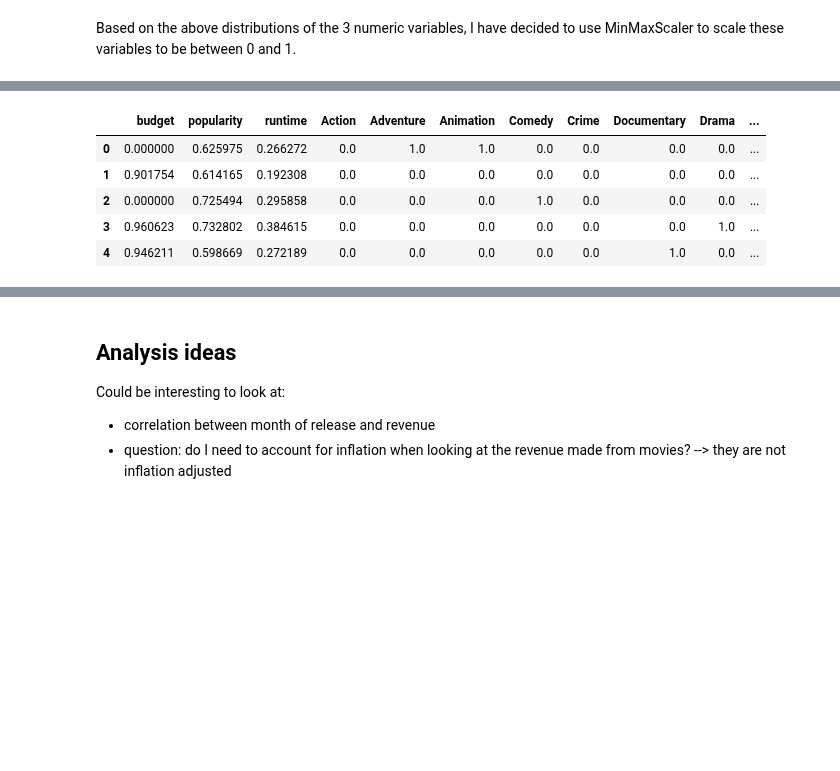
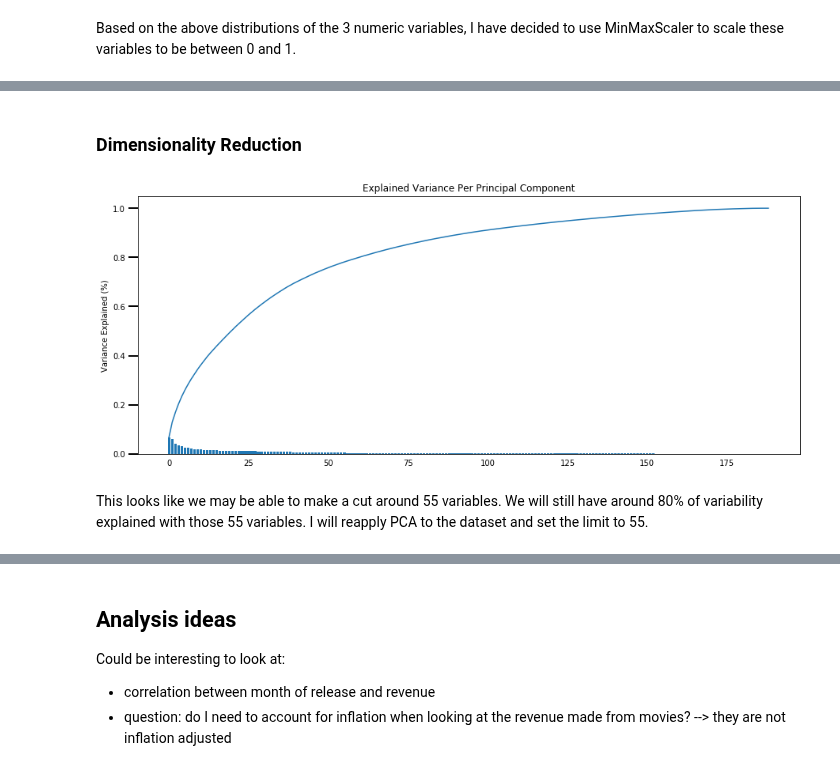
Before and after one commit to julianikulski/tmdb, a Jupyter notebook: tmdb.ipynb, the cells around one changed output, grey strips where cells are left out. Drawn from its saved outputs; the diff is of its cells as text; code cells hidden in the pictures; blank space fills up the shorter version.

Commit message:
feat: Apply PCA to train dataset

```diff
--- a/tmdb.ipynb
+++ b/tmdb.ipynb
@@ -1655,9 +1654,2 @@ train_features_df.head()
-# %%
-test_features_df.head()
-# %% [output]
-|  | budget | popularity | runtime | Action | Adventure | Animation | Comedy | Crime | Documentary | Drama | ... |
-| 0 | 0.000000 | 0.625975 | 0.266272 | 0.0 | 1.0 | 1.0 | 0.0 | 0.0 | 0.0 | 0.0 | ... |
-| 1 | 0.901754 | 0.614165 | 0.192308 | 0.0 | 0.0 | 0.0 | 0.0 | 0.0 | 0.0 | 0.0 | ... |
-| 2 | 0.000000 | 0.725494 | 0.295858 | 0.0 | 0.0 | 0.0 | 1.0 | 0.0 | 0.0 | 0.0 | ... |
-| 3 | 0.960623 | 0.732802 | 0.384615 | 0.0 | 0.0 | 0.0 | 0.0 | 0.0 | 0.0 | 1.0 | ... |
-| 4 | 0.946211 | 0.598669 | 0.272189 | 0.0 | 0.0 | 0.0 | 0.0 | 0.0 | 1.0 | 0.0 | ... |
+# %% [markdown]
+### Dimensionality Reduction
@@ -1663,0 +1667,41 @@ test_features_df.head()
+# %%
+# Running PCA on my training data
+pca, X_pca = do_pca(train_features_df, len(train_features_df.columns))
+# %%
+# Investigating the variance explained by each principal component
+# Creating a scree plot as seen in Lesson 4 of the Unsupervised Learning chapter of the DSND
+# This code was also used in my previous project here:
+# https://github.com/julianikulski/identifying-customer-segments/blob/master/Identify_Customer_Segments.ipynb
+
+def scree_plot(pca, limit=False):
+    num_comp = len(pca.explained_variance_ratio_)
+    ind = np.arange(num_comp)
+    vals = pca.explained_variance_ratio_
+
+    # define outlines of plot
+    plt.figure(figsize=(15,6))
+    ax = plt.subplot(111)
+    cumvals = np.cumsum(vals)
+    ax.bar(ind, vals)
+    ax.plot(ind, cumvals)
+
+    # only show part of the plot if limit is specified
+    if limit:
+        ax.set_xlim(-1, limit)
+        for i in range(num_comp):
+            # add annotations of explained variance by each individual component
+            ax.annotate(r'%s%%'%((str(vals[i]*100)[:4])), (ind[i]+0.2, vals[i]), va='bottom', ha='center', rotation=90, fontsize=8)
+
+    # add labels to plot
+    ax.xaxis.set_tick_params(width=0)
+    ax.yaxis.set_tick_params(width=2, length=12)
+    ax.set_label('Principal Component')
+    ax.set_ylabel('Variance Explained (%)')
+    plt.title('Explained Variance Per Principal Component')
+# %%
+# Plotting explained variance per principal component
+scree_plot(pca)
+# %% [output]
+[figure, added]
+# %% [markdown]
+This looks like we may be able to make a cut around 55 variables. We will still have around 80% of variability explained with those 55 variables. I will reapply PCA to the dataset and set the limit to 55.
```
Also changed, not shown: parts of 15 cells of this notebook.
